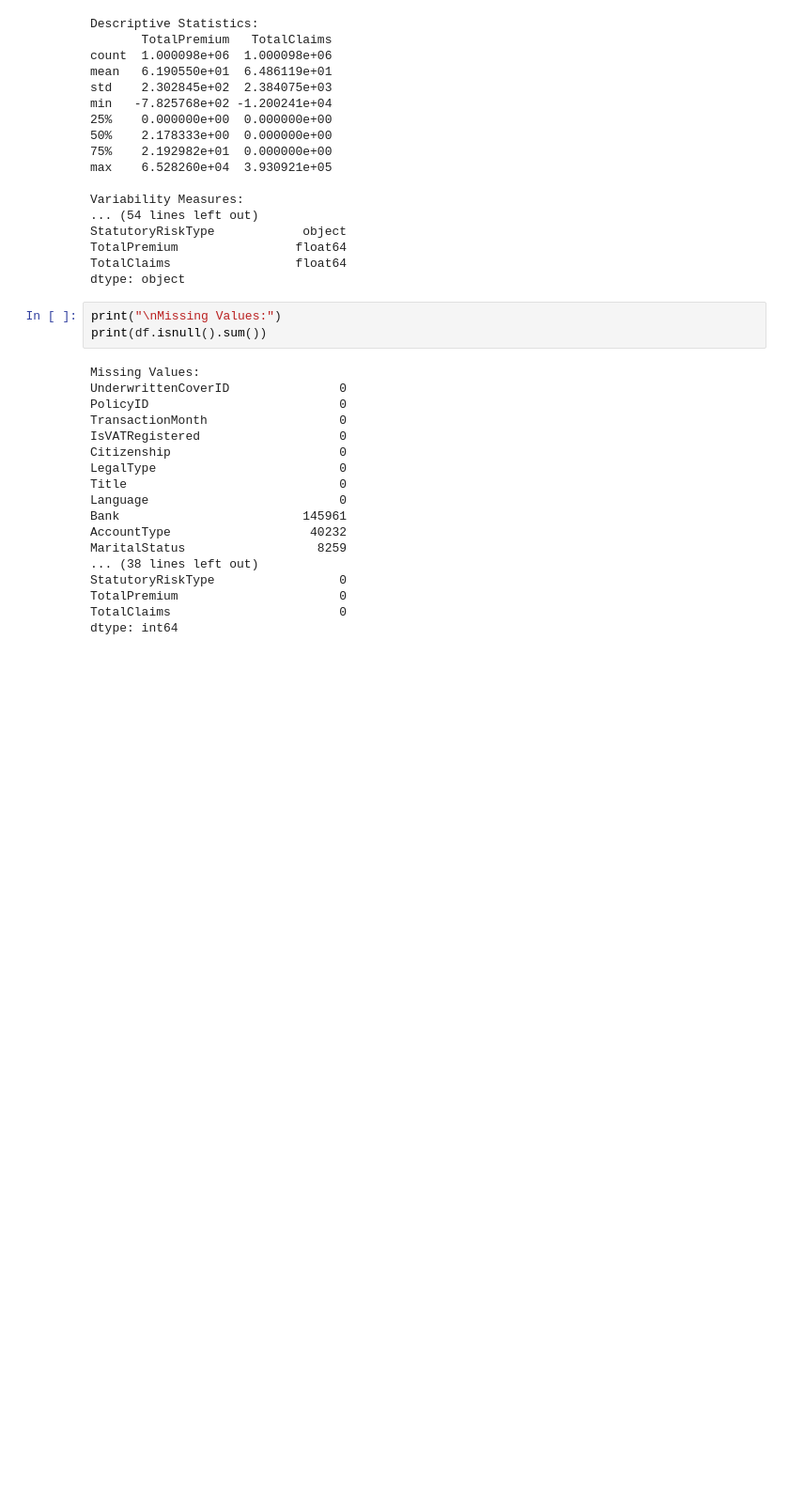
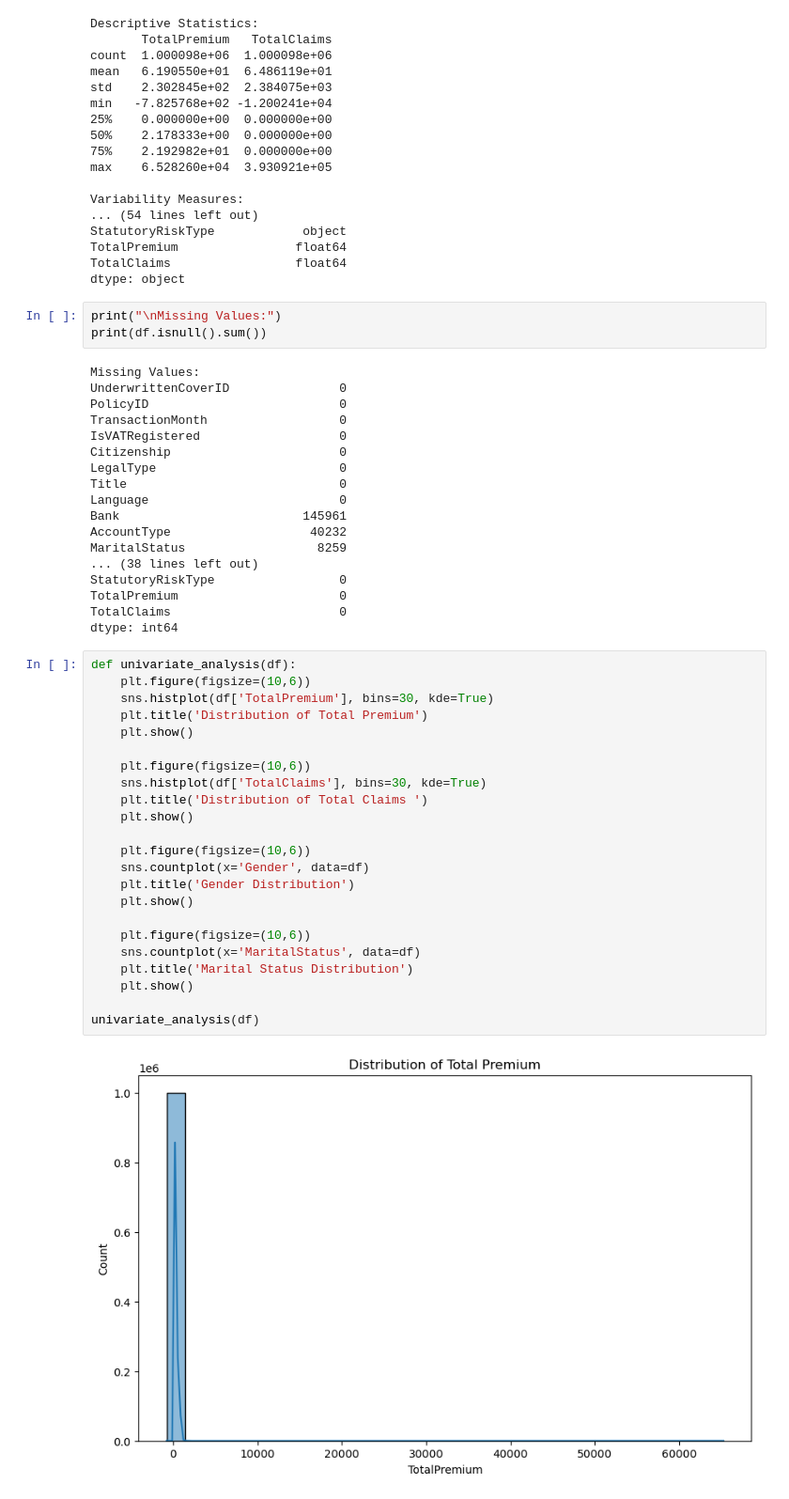
Before and after one commit to nejat-sultan/AlphaCare-Insurance-Solutions, a Jupyter notebook: notebooks/eda.ipynb, the cells around one changed output. Shown at 94% size. Drawn from its saved outputs; the diff is of its cells as text; blank space fills up the shorter version.

Commit message:
Univariate Analysis Done

```diff
--- a/notebooks/eda.ipynb
+++ b/notebooks/eda.ipynb
@@ -89,3 +91,28 @@ StatutoryRiskType                 0
 TotalPremium                      0
 TotalClaims                       0
 dtype: int64
+# %%
+def univariate_analysis(df):
+    plt.figure(figsize=(10,6))
+    sns.histplot(df['TotalPremium'], bins=30, kde=True)
+    plt.title('Distribution of Total Premium')
+    plt.show()
+
+    plt.figure(figsize=(10,6))
+    sns.histplot(df['TotalClaims'], bins=30, kde=True)
+    plt.title('Distribution of Total Claims ')
+    plt.show()
+
+    plt.figure(figsize=(10,6))
+    sns.countplot(x='Gender', data=df)
+    plt.title('Gender Distribution')
+    plt.show()
+
+    plt.figure(figsize=(10,6))
+    sns.countplot(x='MaritalStatus', data=df)
+    plt.title('Marital Status Distribution')
+    plt.show()
+
+univariate_analysis(df)
+# %% [output]
+[figure, added]
```
Also changed, not shown: parts of 1 cell of this notebook.
